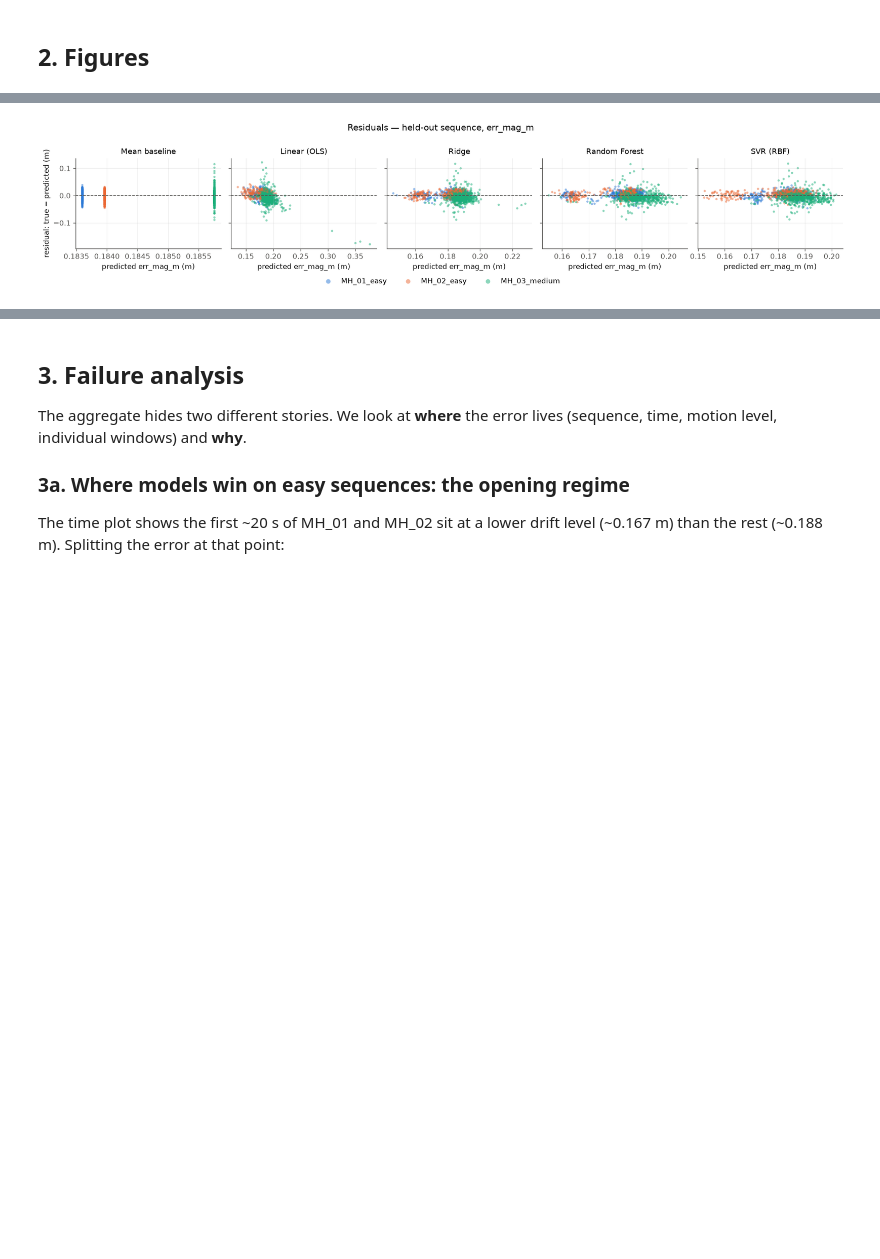
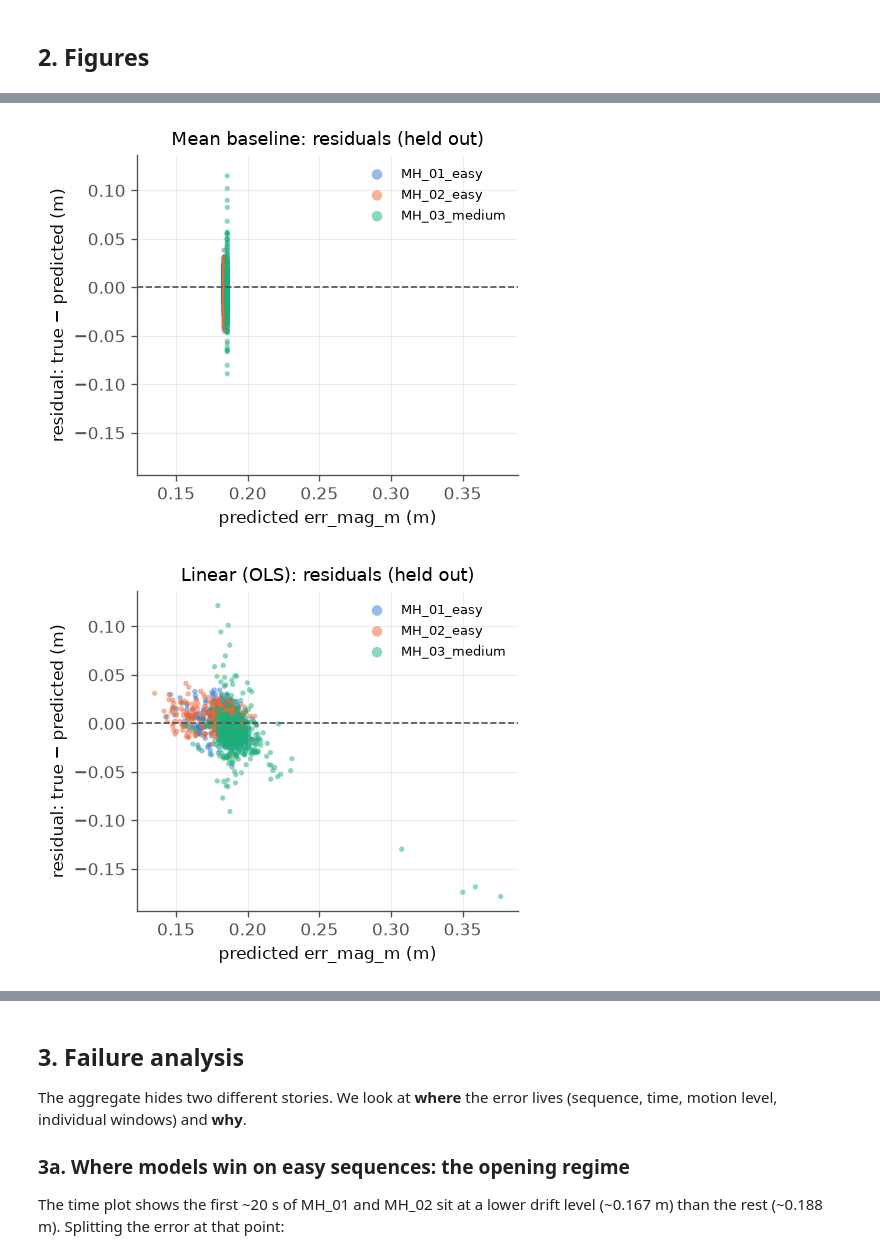
Before and after one commit to Dadi-Dinesh/Drift-Sense, a Jupyter notebook: notebooks/06_ml_evaluation.ipynb, the cells around one changed output, grey strips where cells are left out. Drawn from its saved outputs; the diff is of its cells as text; code cells hidden in the pictures; blank space fills up the shorter version.

```diff
--- a/notebooks/06_ml_evaluation.ipynb
+++ b/notebooks/06_ml_evaluation.ipynb
@@ -215,5 +215,6 @@ fig.tight_layout(); plt.show()
 # %% [markdown]
 ## 2. Figures
 # %%
-fig = plots.plot_pred_vs_actual(preds, TARGET); plt.show()
+for model in MODEL_NAMES:
+    fig = plots.plot_pred_vs_actual(preds, TARGET, model); plt.show()
 # %% [output]
@@ -225,4 +233,6 @@ fig = plots.plot_error_over_time(preds, TARGET); plt.show()
 # %%
-fig = plots.plot_residuals(preds, TARGET); plt.show()
+for model in MODEL_NAMES:
+    fig = plots.plot_residuals(preds, TARGET, model); plt.show()
 # %% [output]
-[figure, old version]
+[figure, new version]
+[figure, added]
```
Also changed, not shown: parts of 3 cells of this notebook, 36 other files.
